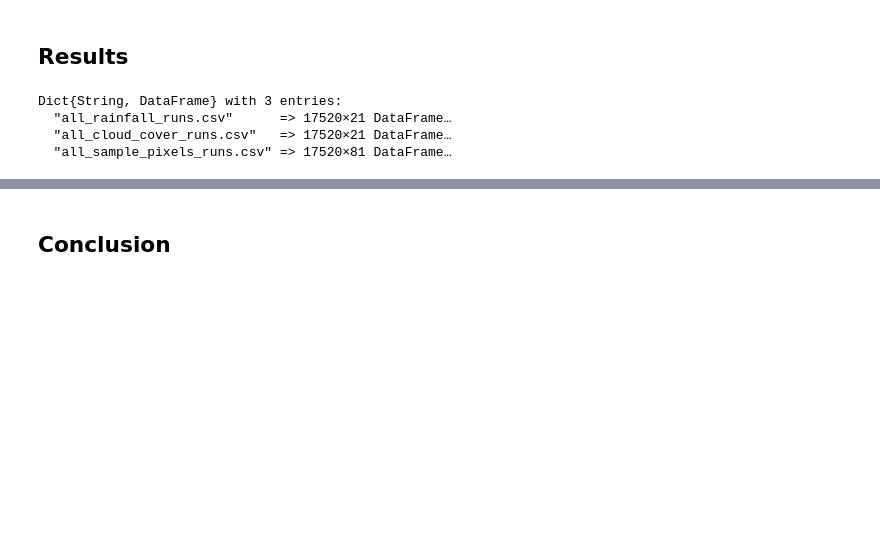
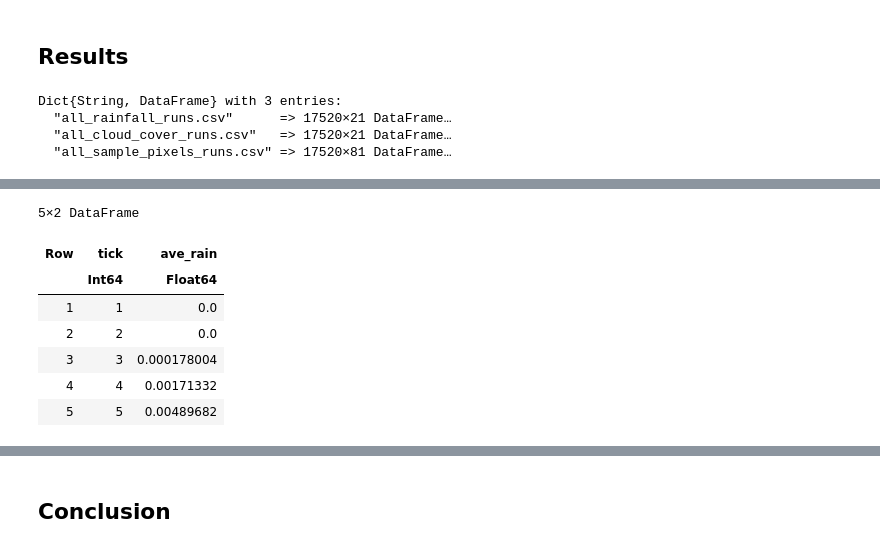
Before and after one commit to MStirmel02/MTH445Final, a Jupyter notebook: MTH445FinalProj.ipynb, the cells around one changed output, grey strips where cells are left out. Drawn from its saved outputs; the diff is of its cells as text; code cells hidden in the pictures; blank space fills up the shorter version.

```diff
--- a/MTH445FinalProj.ipynb
+++ b/MTH445FinalProj.ipynb
@@ -599,0 +606,28 @@ plot(ticks, rainfall_values, xlabel="Time", ylabel="Rainfall", title="Rainfall o
+# %%
+function calculate_average(df::DataFrame)
+    # Get all columns that contain run data (exclude non-numeric columns)
+    run_columns = names(df)[eltype.(eachcol(df)) .== Float64]
+
+    # Calculate mean rainfall for each row across all runs
+    ave_rain = vec(mean(Matrix(df[:, run_columns]), dims=2))
+
+    # Create result dataframe with ticks and average rainfall
+    result_df = DataFrame(
+        tick = 1:nrow(df),
+        ave_rain = ave_rain
+    )
+
+    return result_df
+end
+
+rainfall_avg_df = calculate_average(rainfall_df)
+first(rainfall_avg_df, 5)
+# %% [output]
+5×2 DataFrame
+| Row | tick | ave_rain |
+|  | Int64 | Float64 |
+| 1 | 1 | 0.0 |
+| 2 | 2 | 0.0 |
+| 3 | 3 | 0.000178004 |
+| 4 | 4 | 0.00171332 |
+| 5 | 5 | 0.00489682 |
```
Also changed, not shown: parts of 4 cells of this notebook.
